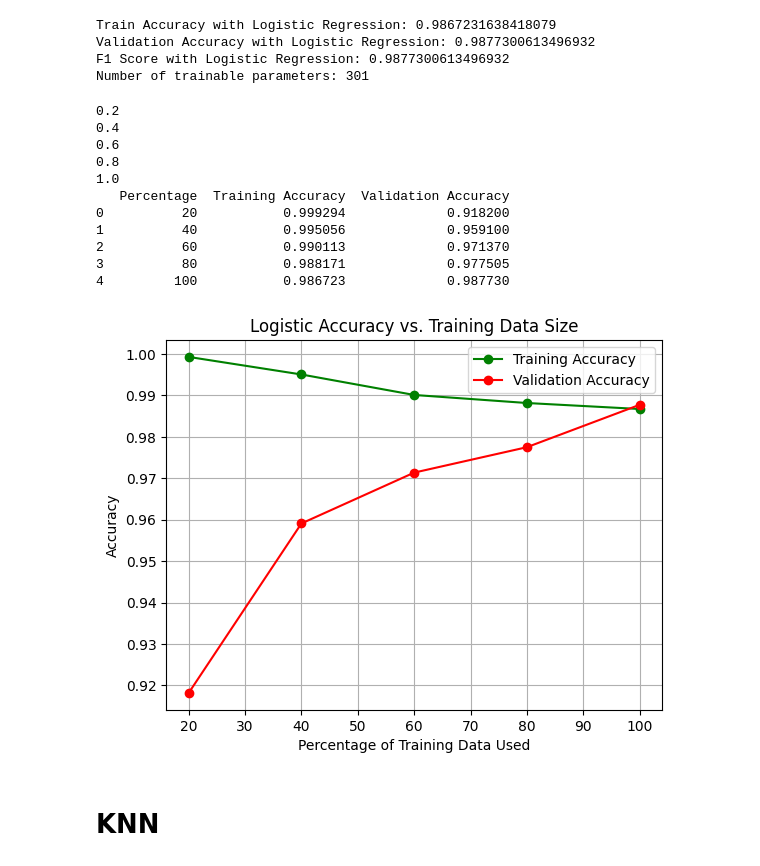
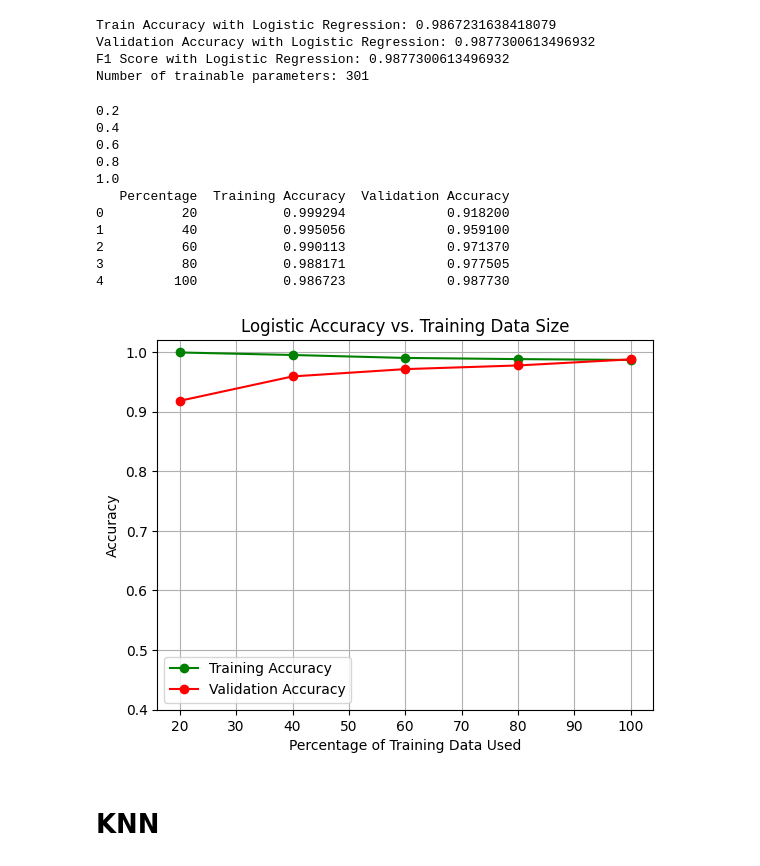
Before and after one commit to psarath22/CS771_M1, a Jupyter notebook: codes/Task2_combined_data.ipynb, the cells around one changed output. Saved outputs shown, nothing was run; the diff lists cells and outputs as text; code cells hidden in the pictures.

```diff
--- a/codes/Task2_combined_data.ipynb
+++ b/codes/Task2_combined_data.ipynb
@@ -378,34 +369,35 @@ print(accuracy_df)
 
 # Plot the accuracies with different colors for train and validation accuracy
 plt.plot([int(p * 100) for p in train_percentages], train_accuracies, label='Training Accuracy', color='green', marker='o')
 plt.plot([int(p * 100) for p in train_percentages], valid_accuracies, label='Validation Accuracy', color='red', marker='o')
 
 # Add labels and title
+plt.ylim(0.4, 1.02)
 plt.xlabel('Percentage of Training Data Used')
 plt.ylabel('Accuracy')
 plt.title('Logistic Accuracy vs. Training Data Size')
 
 # Display legend
 plt.legend()
 
 # Add grid for better readability
 plt.grid(True)
 
 # Show the plot
 plt.show()
 # %% [output]
 0.2
 0.4
 0.6
 0.8
 1.0
    Percentage  Training Accuracy  Validation Accuracy
 0          20           0.999294             0.918200
 1          40           0.995056             0.959100
 2          60           0.990113             0.971370
 3          80           0.988171             0.977505
 4         100           0.986723             0.987730
-[figure, old version]
+[figure, new version]
 # %% [markdown]
 # **KNN**
 # %%
```
Also changed, not shown: parts of 8 cells of this notebook, 1 other file.
